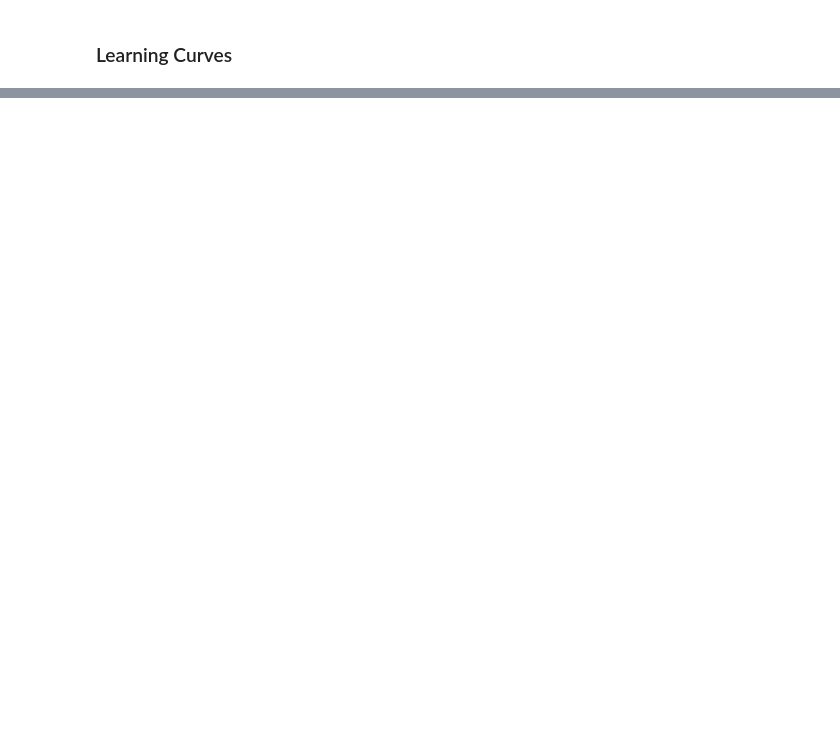
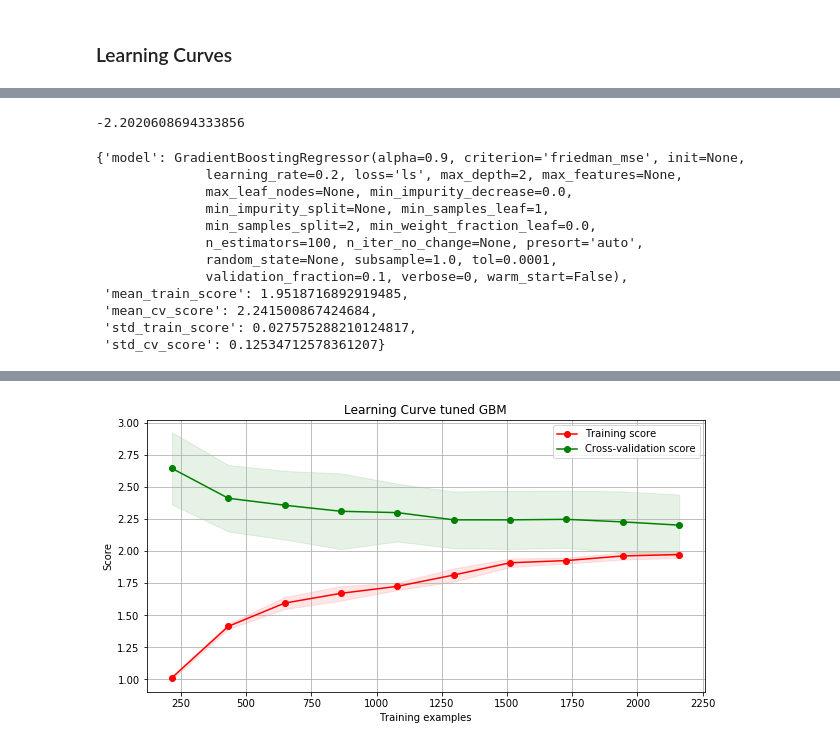
Before and after one commit to Cruzzor/BoxOffice, a Jupyter notebook: First_Model_Marcel.ipynb, the cells around one changed output, grey strips where cells are left out. Saved outputs shown, nothing was run; the diff lists cells and outputs as text; code cells hidden in the pictures; blank space fills up the shorter version.

```diff
--- a/First_Model_Marcel.ipynb
+++ b/First_Model_Marcel.ipynb
@@ -165,0 +323,20 @@ plot_learning_curve(reg, 'Learning Curve -> High Bias', X_train, np.log1p(y_trai
+# %%
+# Learning rate
+learning_rate = [0.01, 0.1, 0.15, 0.2]
+
+# Number of trees
+n_estimators = [10, 50, 100, 200, 300]
+
+# Max Depth
+max_depth = [1, 2, 3, 5]
+
+# Create the random grid
+param_grid = {'learning_rate': learning_rate,
+                'n_estimators': n_estimators,
+                'max_depth': max_depth}
+
+pprint(param_grid)
+
+gb = GradientBoostingRegressor()
+gb_grid = GridSearchCV(gb, param_grid=param_grid, cv=10, n_jobs=-1, verbose=2, scoring=scoring_fnc_neg)
+gb_grid.fit(X_train, np.log1p(y_train))
@@ -165,0 +364,18 @@ plot_learning_curve(reg, 'Learning Curve -> High Bias', X_train, np.log1p(y_trai
+# %%
+print(gb_grid.best_score_)
+display(train_and_eval(gb_grid.best_estimator_, X_train, y_train, scoring_fnc))
+plot_learning_curve(gb_grid.best_estimator_, 'Learning Curve tuned GBM', X_train, np.log1p(y_train), cv=10, train_sizes=np.linspace(.1, 1.0, 10))
+# %% [output]
+-2.2020608694333856
+{'model': GradientBoostingRegressor(alpha=0.9, criterion='friedman_mse', init=None,
+              learning_rate=0.2, loss='ls', max_depth=2, max_features=None,
+              max_leaf_nodes=None, min_impurity_decrease=0.0,
+              min_impurity_split=None, min_samples_leaf=1,
+              min_samples_split=2, min_weight_fraction_leaf=0.0,
+              n_estimators=100, n_iter_no_change=None, presort='auto',
+              random_state=None, subsample=1.0, tol=0.0001,
+              validation_fraction=0.1, verbose=0, warm_start=False),
+ 'mean_train_score': 1.9518716892919485,
+ 'mean_cv_score': 2.241500867424684,
+ 'std_train_score': 0.027575288210124817,
+ 'std_cv_score': 0.12534712578361207}
@@ -165,0 +383 @@ plot_learning_curve(reg, 'Learning Curve -> High Bias', X_train, np.log1p(y_trai
+[figure, added]
```
Also changed, not shown: parts of 15 cells of this notebook.
